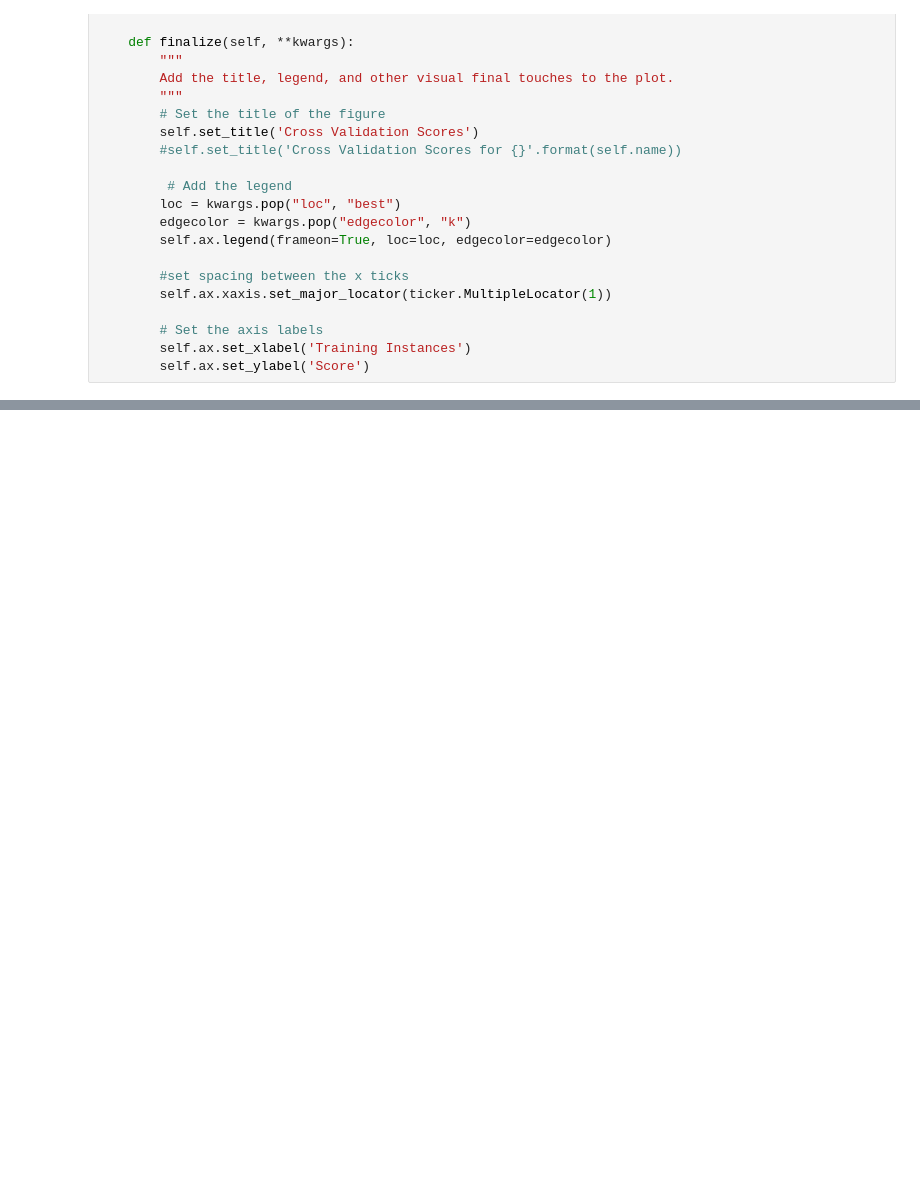
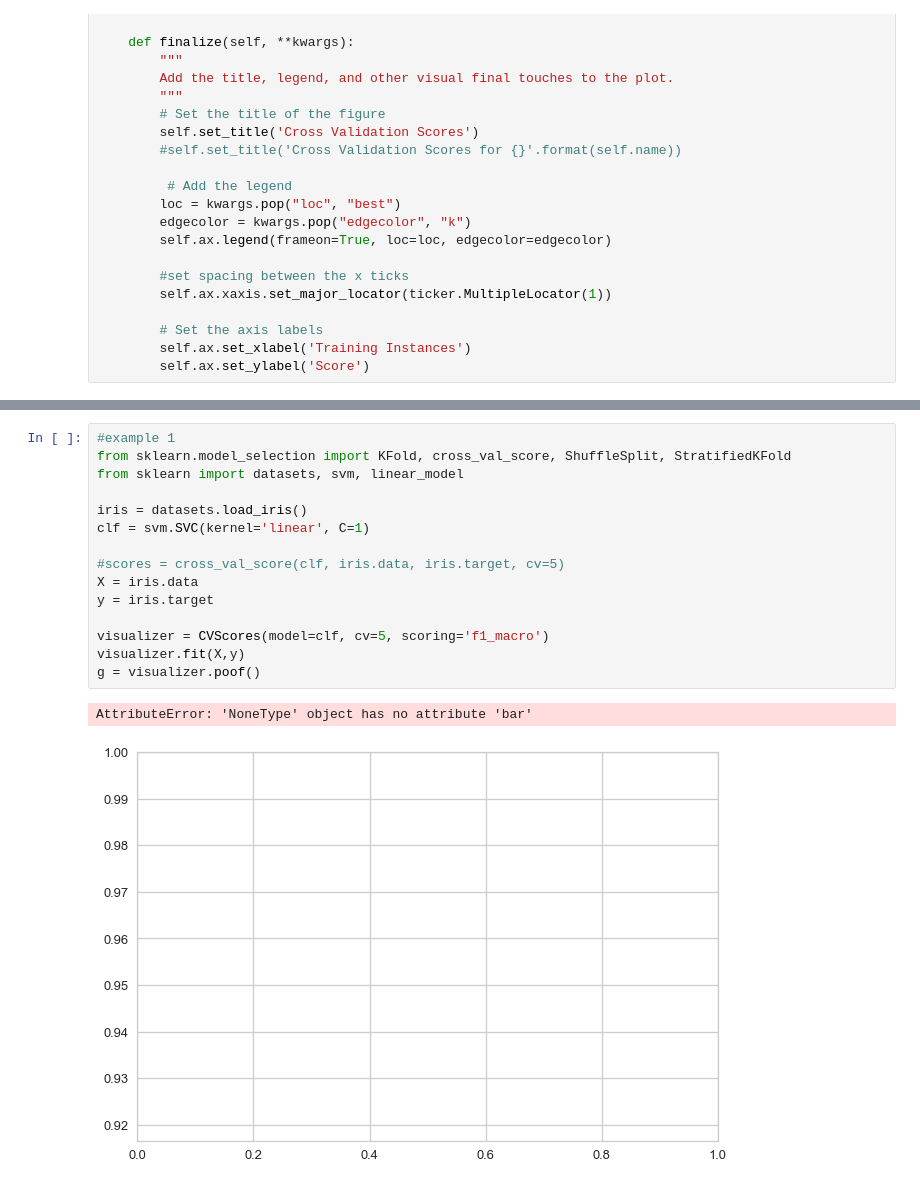
Before and after one commit to DistrictDataLabs/yellowbrick, a Jupyter notebook: examples/pdamodaran/CVScores.ipynb, the cells around one changed output, grey strips where cells are left out. Drawn from its saved outputs; the diff is of its cells as text; blank space fills up the shorter version.

```diff
--- a/examples/pdamodaran/CVScores.ipynb
+++ b/examples/pdamodaran/CVScores.ipynb
@@ -182,0 +320,18 @@ g = visualizer.poof()
+# %%
+#example 1
+from sklearn.model_selection import KFold, cross_val_score, ShuffleSplit, StratifiedKFold
+from sklearn import datasets, svm, linear_model
+
+iris = datasets.load_iris()
+clf = svm.SVC(kernel='linear', C=1)
+
+#scores = cross_val_score(clf, iris.data, iris.target, cv=5)
+X = iris.data
+y = iris.target
+
+visualizer = CVScores(model=clf, cv=5, scoring='f1_macro')
+visualizer.fit(X,y)
+g = visualizer.poof()
+# %% [output]
+AttributeError: 'NoneType' object has no attribute 'bar'
+[figure, added]
```
Also changed, not shown: parts of 5 cells of this notebook.
